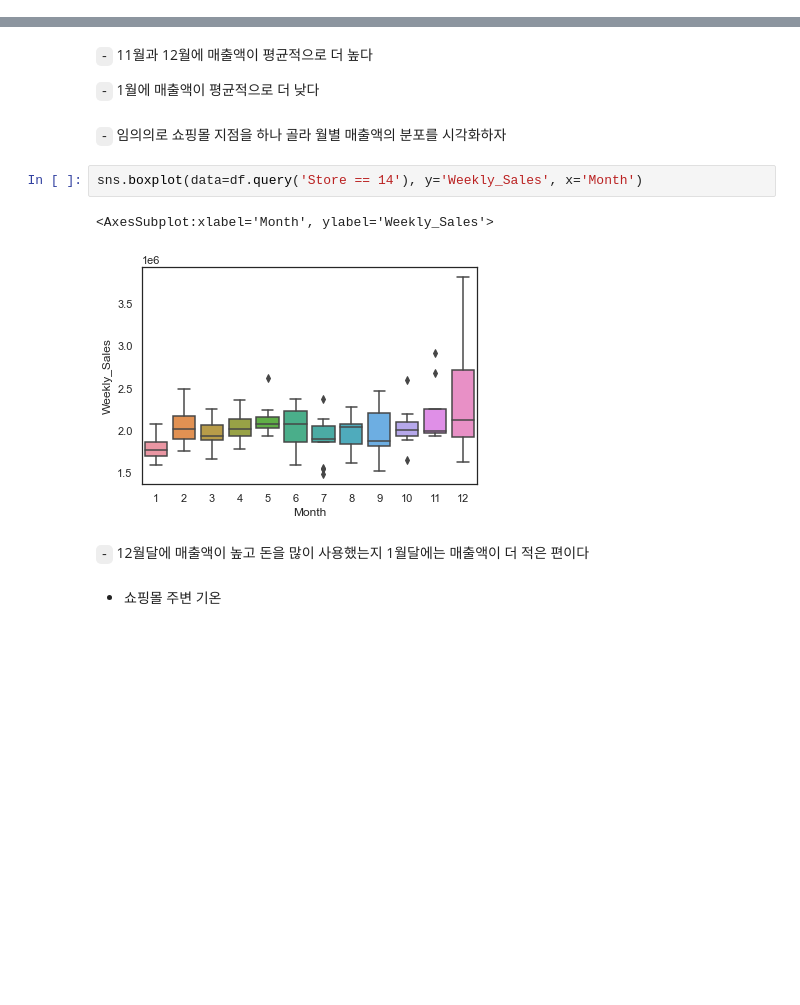
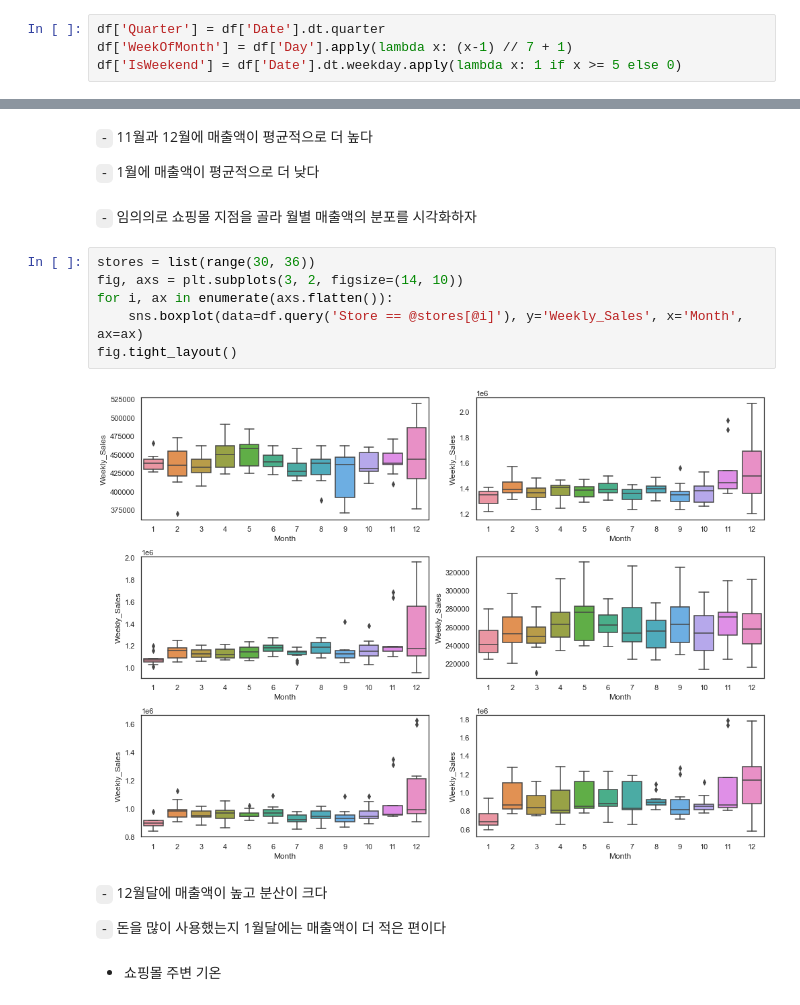
Before and after one commit to Jaesu26/Dacon-Basic, a Jupyter notebook: 쇼핑몰지점별-매출액-예측/쇼핑몰지점별-매출액-EDA모델링/쇼핑몰지점별-매출액-EDA.ipynb, the cells around one changed output, grey strips where cells are left out. Saved outputs shown, nothing was run; the diff lists cells and outputs as text; blank space fills up the shorter version.

```diff
--- a/쇼핑몰지점별-매출액-예측/쇼핑몰지점별-매출액-EDA모델링/쇼핑몰지점별-매출액-EDA.ipynb
+++ b/쇼핑몰지점별-매출액-예측/쇼핑몰지점별-매출액-EDA모델링/쇼핑몰지점별-매출액-EDA.ipynb
@@ -145,0 +150,4 @@ df['IsHoliday'] = df['IsHoliday'].apply(lambda x: 1 if x else 0)
+# %%
+df['Quarter'] = df['Date'].dt.quarter
+df['WeekOfMonth'] = df['Day'].apply(lambda x: (x-1) // 7 + 1)
+df['IsWeekend'] = df['Date'].dt.weekday.apply(lambda x: 1 if x >= 5 else 0)
@@ -233,14 +308,19 @@ sns.boxplot(data=df, y='Weekly_Sales', x='Month')
 
 `-` 1월에 매출액이 평균적으로 더 낮다
 # %% [markdown]
-`-` 임의의로 쇼핑몰 지점을 하나 골라 월별 매출액의 분포를 시각화하자
+`-` 임의의로 쇼핑몰 지점을 골라 월별 매출액의 분포를 시각화하자
 # %%
-sns.boxplot(data=df.query('Store == 14'), y='Weekly_Sales', x='Month')
+stores = list(range(30, 36))
+fig, axs = plt.subplots(3, 2, figsize=(14, 10))
+for i, ax in enumerate(axs.flatten()):
+    sns.boxplot(data=df.query('Store == @stores[@i]'), y='Weekly_Sales', x='Month', ax=ax)
+fig.tight_layout()
 # %% [output]
-<AxesSubplot:xlabel='Month', ylabel='Weekly_Sales'>
-[figure, old version]
+[figure, new version]
 # %% [markdown]
-`-` 12월달에 매출액이 높고 돈을 많이 사용했는지 1월달에는 매출액이 더 적은 편이다
+`-` 12월달에 매출액이 높고 분산이 크다
+
+`-` 돈을 많이 사용했는지 1월달에는 매출액이 더 적은 편이다
 # %% [markdown]
 - 쇼핑몰 주변 기온
 # %%
```
Also changed, not shown: parts of 20 cells of this notebook.
